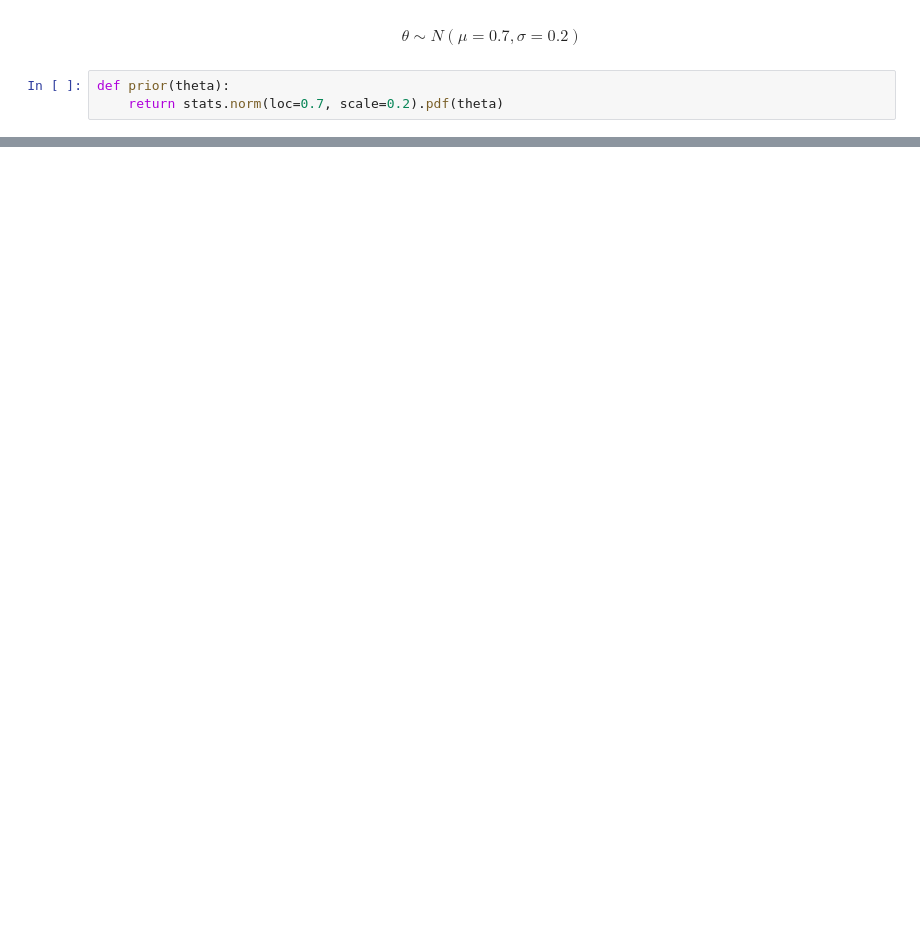
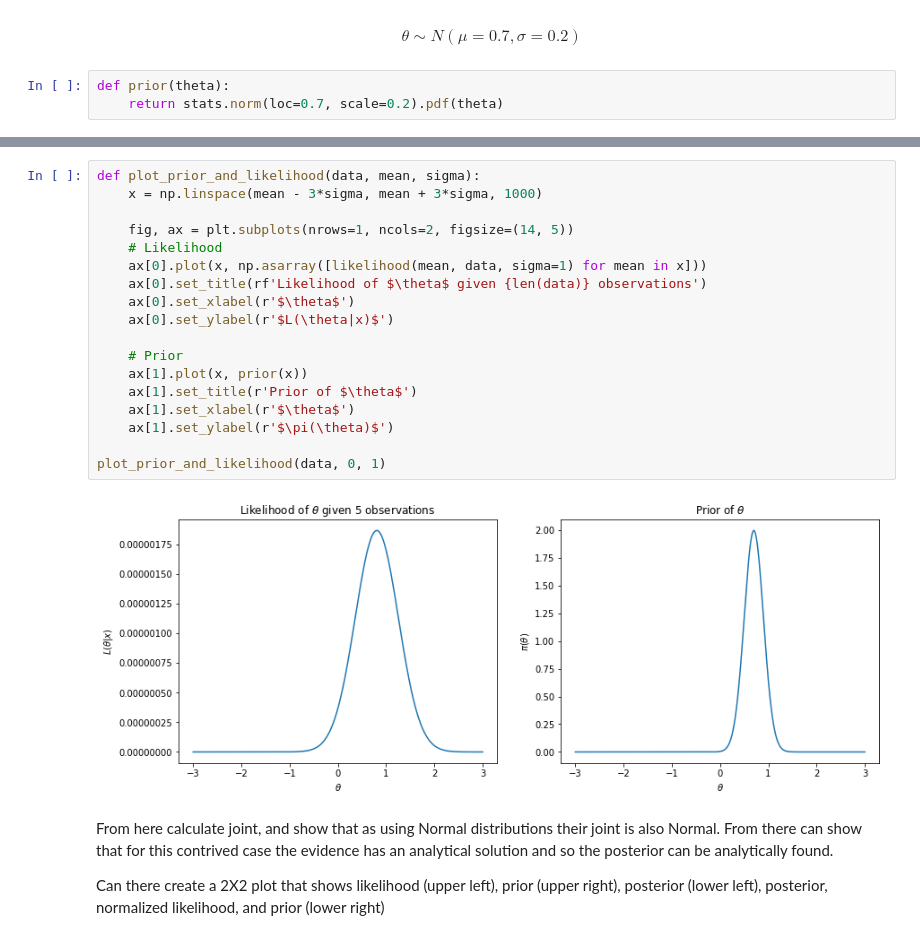
Before and after one commit to matthewfeickert/Statistics-Notes, a Jupyter notebook: Notebooks/Bayesian/Bayesian-Inference.ipynb, the cells around one changed output, grey strips where cells are left out. Cells and saved outputs as stored; diff of their text form; blank space fills up the shorter version.

```diff
--- a/Notebooks/Bayesian/Bayesian-Inference.ipynb
+++ b/Notebooks/Bayesian/Bayesian-Inference.ipynb
@@ -95,0 +162,24 @@ def plot_prior():
+# %%
+def plot_prior_and_likelihood(data, mean, sigma):
+    x = np.linspace(mean - 3*sigma, mean + 3*sigma, 1000)
+
+    fig, ax = plt.subplots(nrows=1, ncols=2, figsize=(14, 5))
+    # Likelihood
+    ax[0].plot(x, np.asarray([likelihood(mean, data, sigma=1) for mean in x]))
+    ax[0].set_title(rf'Likelihood of $\theta$ given {len(data)} observations')
+    ax[0].set_xlabel(r'$\theta$')
+    ax[0].set_ylabel(r'$L(\theta|x)$')
+
+    # Prior
+    ax[1].plot(x, prior(x))
+    ax[1].set_title(r'Prior of $\theta$')
+    ax[1].set_xlabel(r'$\theta$')
+    ax[1].set_ylabel(r'$\pi(\theta)$')
+
+plot_prior_and_likelihood(data, 0, 1)
+# %% [output]
+[figure, added]
+# %% [markdown]
+From here calculate joint, and show that as using Normal distributions their joint is also Normal. From there can show that for this contrived case the evidence has an analytical solution and so the posterior can be analytically found.
+
+Can there create a 2X2 plot that shows likelihood (upper left), prior (upper right), posterior (lower left), posterior, normalized likelihood, and prior (lower right)
```
Also changed, not shown: parts of 13 cells of this notebook.
